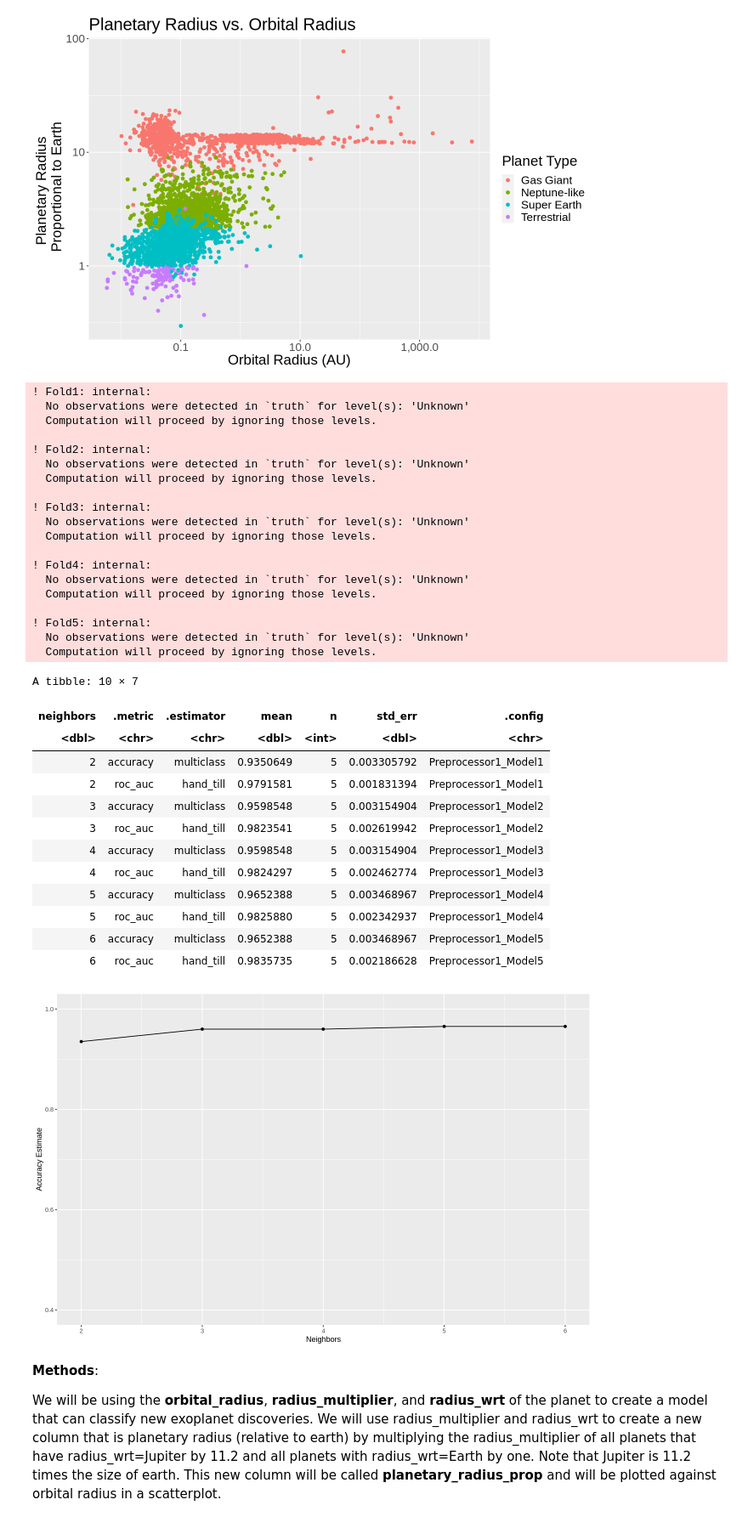
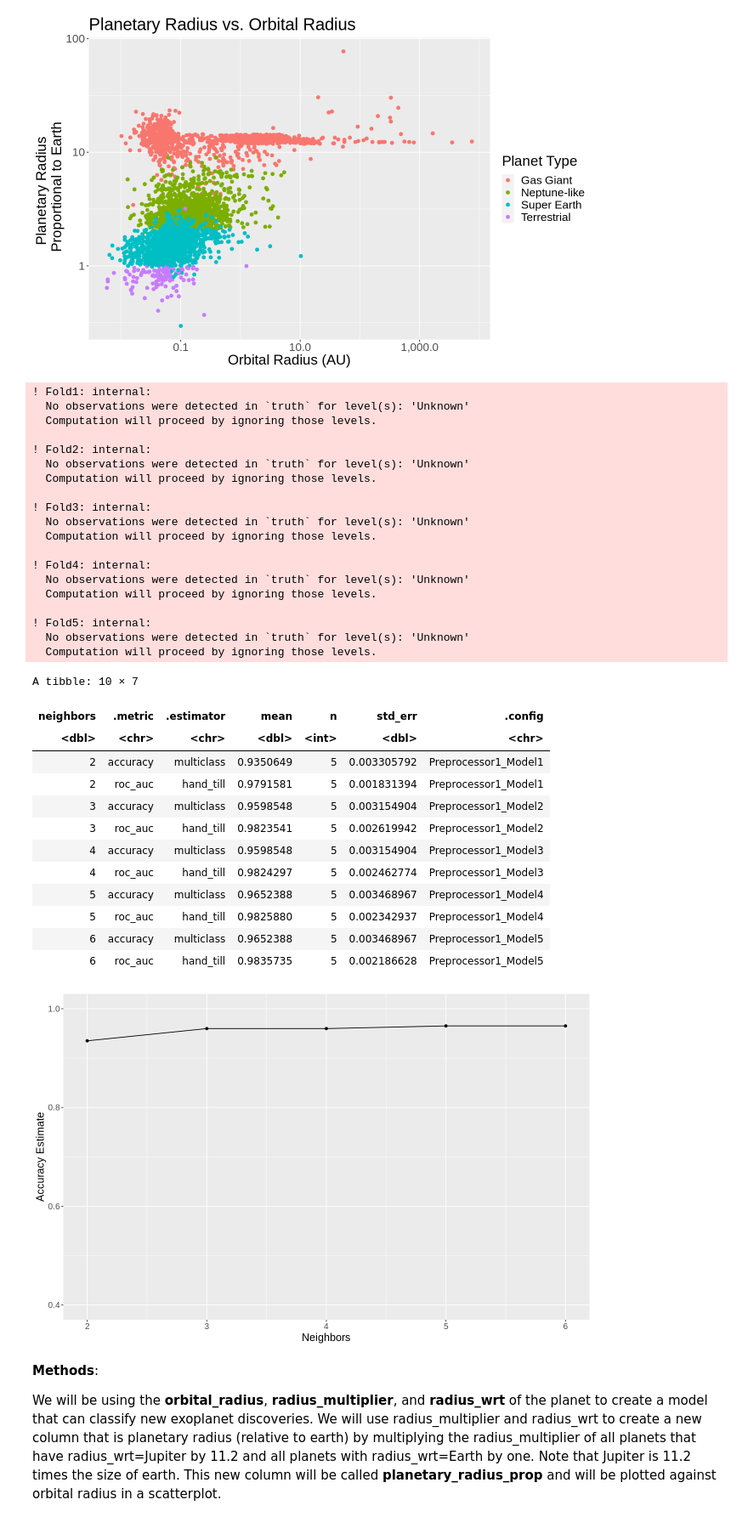
Before and after one commit to karembryo/dsci-project, a Jupyter notebook: group_43_project_report (1).ipynb, the cells around one changed output. Shown at 85% size. Drawn from its saved outputs; the diff is of its cells as text; code cells hidden in the pictures.

```diff
--- a/group_43_project_report (1).ipynb
+++ b/group_43_project_report (1).ipynb
@@ -132,8 +114,8 @@ planet_dist
 # %%
 set.seed(1)
 planet_recipe <- recipe(planet_type ~ orbital_radius + planetary_radius_prop  , data = data_train) |>
- step_scale(orbital_radius,planetary_radius_prop) |>
-step_center(orbital_radius,planetary_radius_prop)
+    step_scale(orbital_radius,planetary_radius_prop) |>
+    step_center(orbital_radius,planetary_radius_prop)
 
 knn_tune <- nearest_neighbor(weight_func = "rectangular" , neighbors = tune()) |>
        set_engine("kknn") |>
@@ -156,6 +138,7 @@ cross_val_plot <- ggplot(accuracies, aes(x = neighbors, y = mean))+
        geom_point() +
        geom_line() +
        labs(x = "Neighbors", y = "Accuracy Estimate") +
+       theme(text = element_text(size = 15)) +
        scale_x_continuous(breaks = seq(0, 14, by = 1)) +  # adjusting the x-axis
        scale_y_continuous(limits = c(0.4, 1.0)) # adjusting the y-axis
 cross_val_plot
@@ -165,34 +148,34 @@ cross_val_plot
   Computation will proceed by ignoring those levels.
 
 ! Fold2: internal:
   No observations were detected in `truth` for level(s): 'Unknown'
   Computation will proceed by ignoring those levels.
 
 ! Fold3: internal:
   No observations were detected in `truth` for level(s): 'Unknown'
   Computation will proceed by ignoring those levels.
 
 ! Fold4: internal:
   No observations were detected in `truth` for level(s): 'Unknown'
   Computation will proceed by ignoring those levels.
 
 ! Fold5: internal:
   No observations were detected in `truth` for level(s): 'Unknown'
   Computation will proceed by ignoring those levels.
 A tibble: 10 × 7
 | neighbors | .metric | .estimator | mean | n | std_err | .config |
 | <dbl> | <chr> | <chr> | <dbl> | <int> | <dbl> | <chr> |
 | 2 | accuracy | multiclass | 0.9350649 | 5 | 0.003305792 | Preprocessor1_Model1 |
 | 2 | roc_auc | hand_till | 0.9791581 | 5 | 0.001831394 | Preprocessor1_Model1 |
 | 3 | accuracy | multiclass | 0.9598548 | 5 | 0.003154904 | Preprocessor1_Model2 |
 | 3 | roc_auc | hand_till | 0.9823541 | 5 | 0.002619942 | Preprocessor1_Model2 |
 | 4 | accuracy | multiclass | 0.9598548 | 5 | 0.003154904 | Preprocessor1_Model3 |
 | 4 | roc_auc | hand_till | 0.9824297 | 5 | 0.002462774 | Preprocessor1_Model3 |
 | 5 | accuracy | multiclass | 0.9652388 | 5 | 0.003468967 | Preprocessor1_Model4 |
 | 5 | roc_auc | hand_till | 0.9825880 | 5 | 0.002342937 | Preprocessor1_Model4 |
 | 6 | accuracy | multiclass | 0.9652388 | 5 | 0.003468967 | Preprocessor1_Model5 |
 | 6 | roc_auc | hand_till | 0.9835735 | 5 | 0.002186628 | Preprocessor1_Model5 |
-[figure, old version]
+[figure, new version]
 # %% [markdown]
 **Methods**:
 
```
Also changed, not shown: parts of 5 cells of this notebook.
